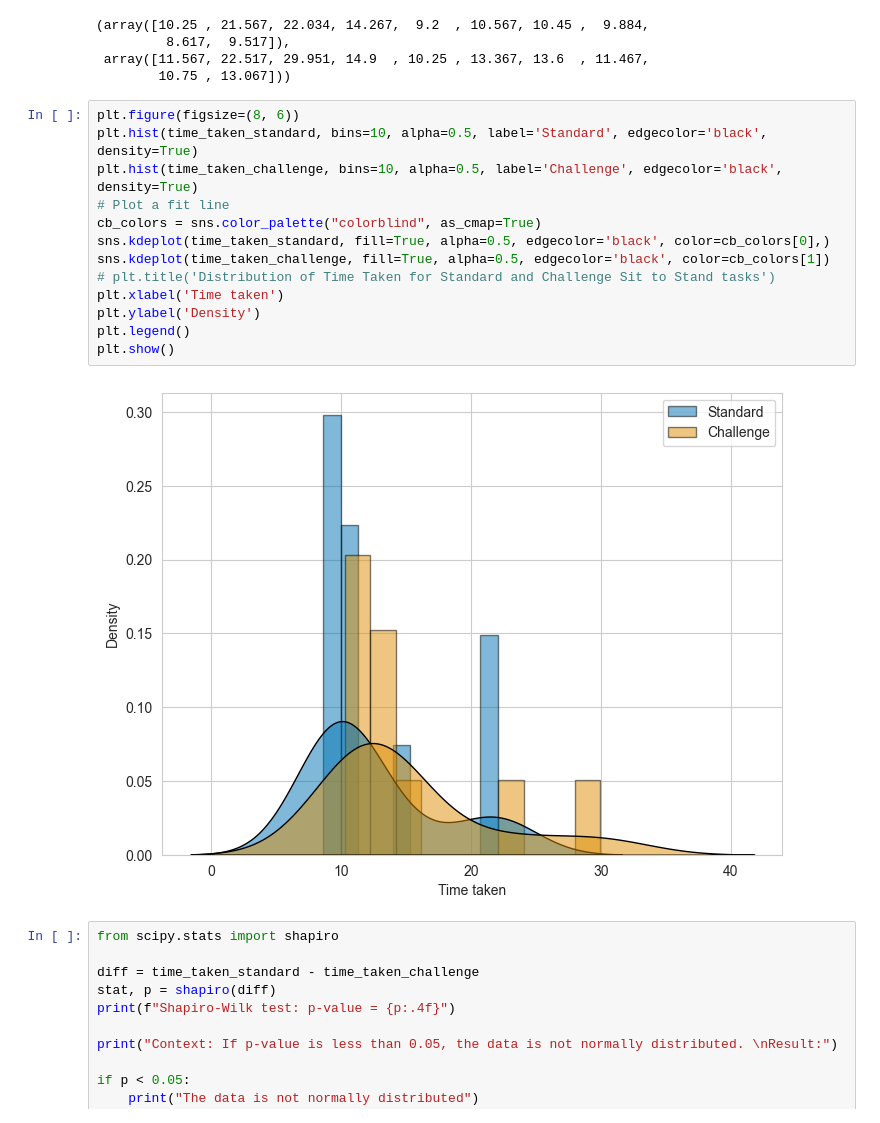
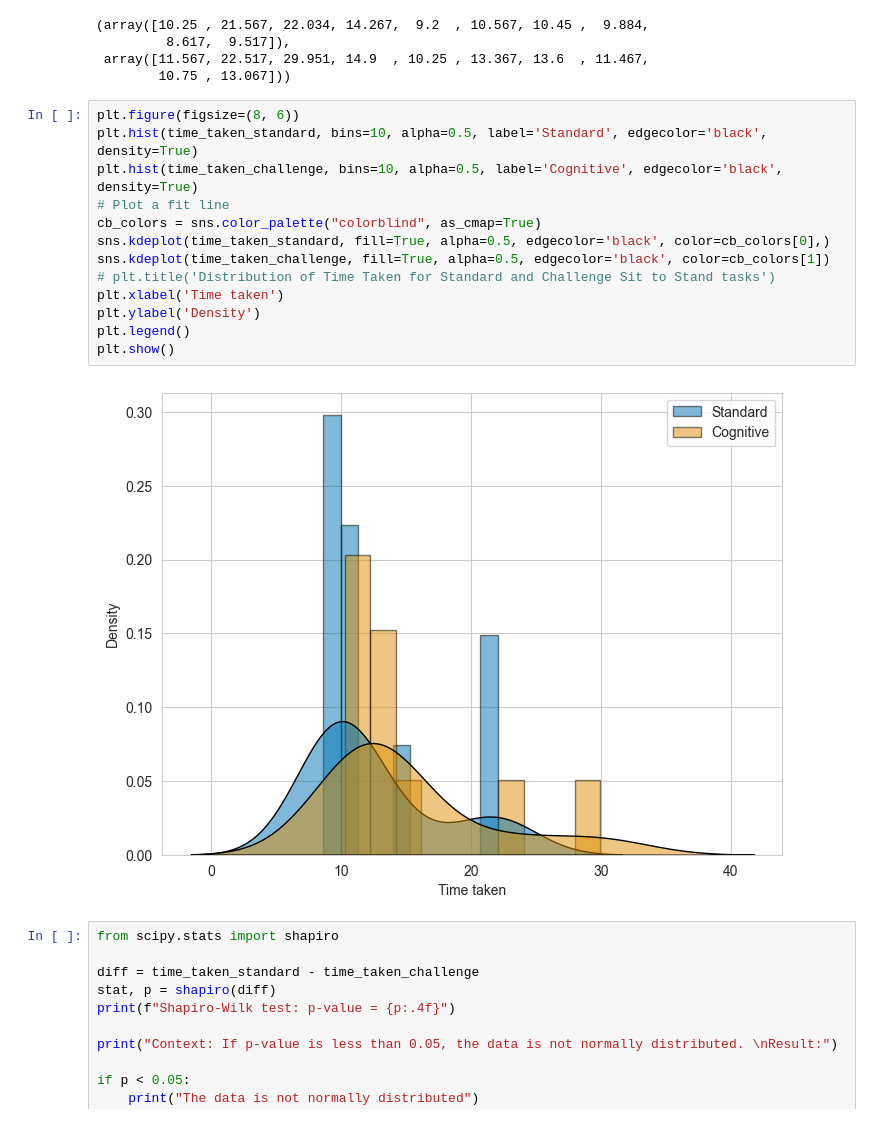
Before and after one commit to ashishpatel16/ds4w-impact-of-cognitive-load-on-physical-performance, a Jupyter notebook: final_water.ipynb, the cells around one changed output. Saved outputs shown, nothing was run; the diff lists cells and outputs as text.

```diff
--- a/final_water.ipynb
+++ b/final_water.ipynb
@@ -339,18 +339,18 @@ time_taken_standard, time_taken_challenge
 # %%
 plt.figure(figsize=(8, 6))
 plt.hist(time_taken_standard, bins=10, alpha=0.5, label='Standard', edgecolor='black', density=True)
-plt.hist(time_taken_challenge, bins=10, alpha=0.5, label='Challenge', edgecolor='black', density=True)
+plt.hist(time_taken_challenge, bins=10, alpha=0.5, label='Cognitive', edgecolor='black', density=True)
 # Plot a fit line
 cb_colors = sns.color_palette("colorblind", as_cmap=True)
 sns.kdeplot(time_taken_standard, fill=True, alpha=0.5, edgecolor='black', color=cb_colors[0],)
 sns.kdeplot(time_taken_challenge, fill=True, alpha=0.5, edgecolor='black', color=cb_colors[1])
 # plt.title('Distribution of Time Taken for Standard and Challenge Sit to Stand tasks')
 plt.xlabel('Time taken')
 plt.ylabel('Density')
 plt.legend()
 plt.show()
 # %% [output]
-[figure, old version]
+[figure, new version]
 # %%
 from scipy.stats import shapiro
 
```
Also changed, not shown: parts of 1 cell of this notebook, 1 other file.
